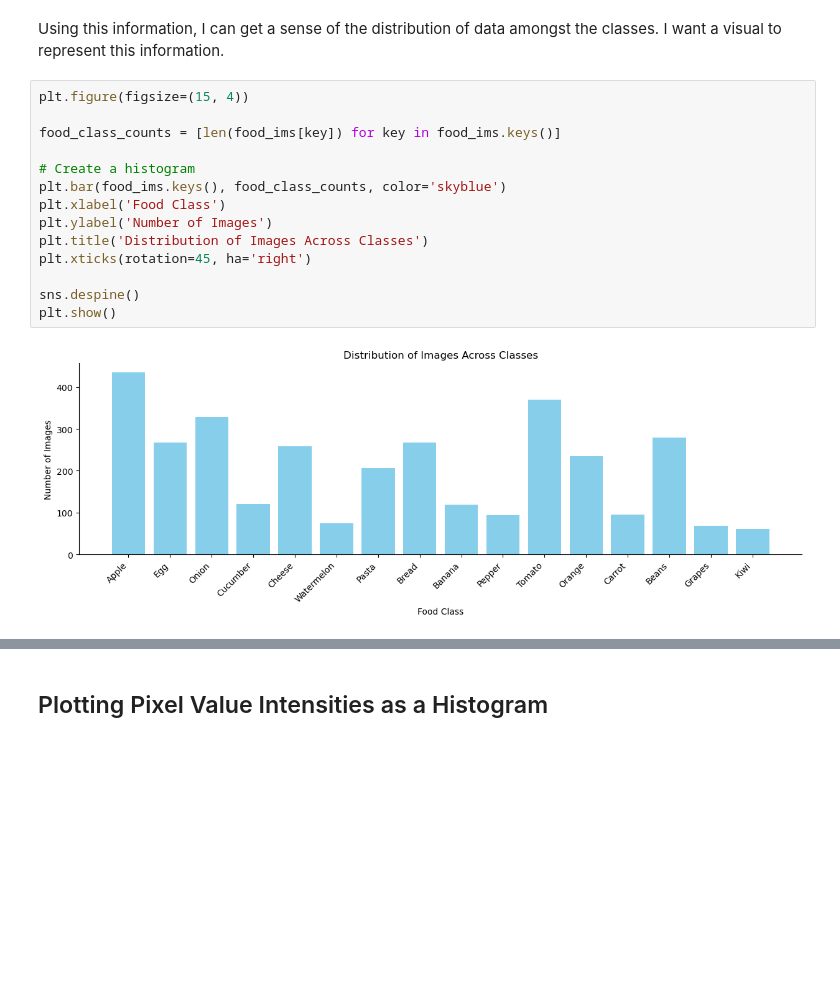
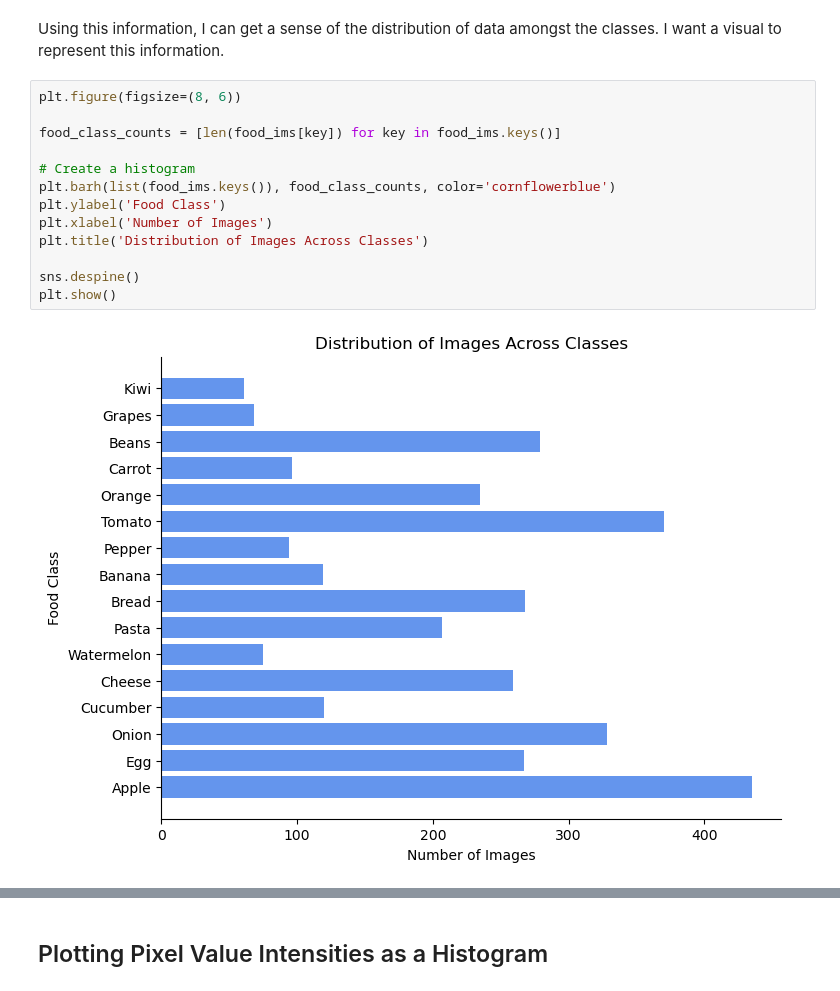
Before and after one commit to hmckin/Capstone, a Jupyter notebook: JupyterNotebooks/EDA.ipynb, the cells around one changed output, grey strips where cells are left out. Saved outputs shown, nothing was run; the diff lists cells and outputs as text; blank space fills up the shorter version.

```diff
--- a/JupyterNotebooks/EDA.ipynb
+++ b/JupyterNotebooks/EDA.ipynb
@@ -80,18 +80,17 @@ There are 16 folders in total.
 # %% [markdown]
 Using this information, I can get a sense of the distribution of data amongst the classes. I want a visual to represent this information.
 # %%
-plt.figure(figsize=(15, 4))
+plt.figure(figsize=(8, 6))
 
 food_class_counts = [len(food_ims[key]) for key in food_ims.keys()]
 
 # Create a histogram
-plt.bar(food_ims.keys(), food_class_counts, color='skyblue')
-plt.xlabel('Food Class')
-plt.ylabel('Number of Images')
+plt.barh(list(food_ims.keys()), food_class_counts, color='cornflowerblue')
+plt.ylabel('Food Class')
+plt.xlabel('Number of Images')
 plt.title('Distribution of Images Across Classes')
-plt.xticks(rotation=45, ha='right')
 
 sns.despine()
 plt.show()
 # %% [output]
-[figure, old version]
+[figure, new version]
```
Also changed, not shown: parts of 4 cells of this notebook.
